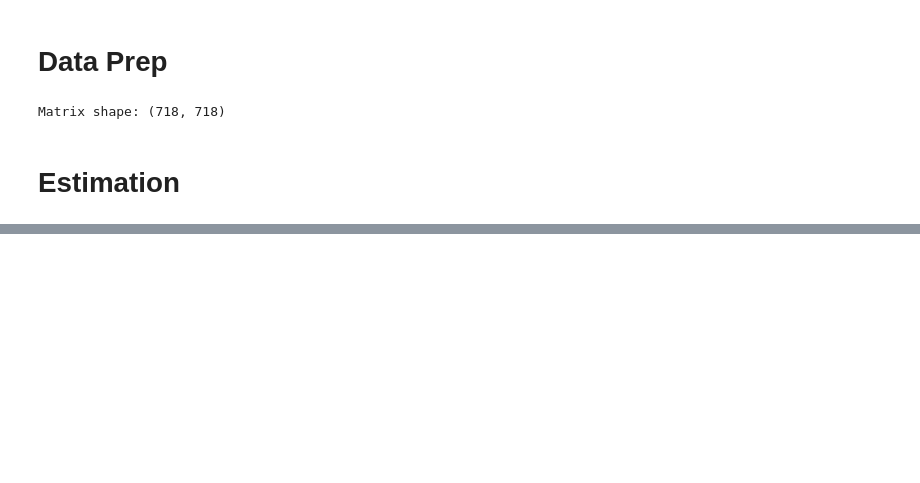
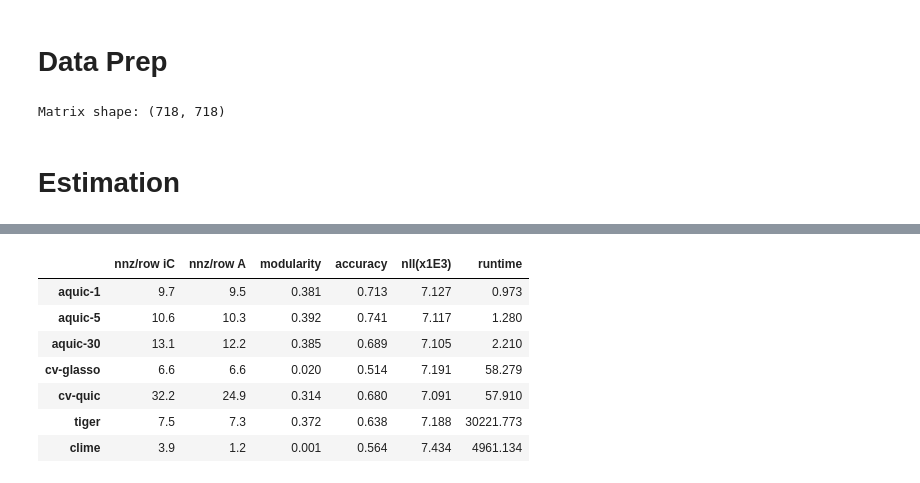
Before and after one commit to aefty/aquic, a Jupyter notebook: test_app_brain.ipynb, the cells around one changed output, grey strips where cells are left out. Drawn from its saved outputs; the diff is of its cells as text; code cells hidden in the pictures; blank space fills up the shorter version.

```diff
--- a/test_app_brain.ipynb
+++ b/test_app_brain.ipynb
@@ -252 +146,83 @@ fig_gt.show()
+# %%
+import os
+os.environ['METIS_DLL'] = '/opt/homebrew/lib/libmetis.dylib'
+
+import networkx as nx
+import metis
+import pandas as pd
+import plotly.graph_objects as go
+from plotly.subplots import make_subplots
+from networkx.algorithms.community.quality import modularity, partition_quality
+from scipy.optimize import linear_sum_assignment
+
+k                   = len(group_names.keys())
+records             = {}
+all_clabels_matched = {}
+
+clabels_set={}
+A_set={}
+
+for m in methods:
+
+    D   = np.diag(1.0 / np.sqrt(np.diag(iC[m])))
+    iCn =  D @ iC[m] @ D
+
+    # the adjacency matrix A is the  abs( negative values of precision matrix )
+    A = np.abs(np.minimum(iCn, 0.0))
+    np.fill_diagonal(A, 0.0)
+
+    A_set[m]=A
+
+    G = nx.from_numpy_array(A)
+    _, clabels = metis.part_graph(G, nparts=k, ubvec=[1.01],recursive=False, objtype='cut')
+    clabels    = np.asarray(clabels, dtype=int)
+
+    clabels_set[m]=clabels
+
+    communities = [set(np.where(clabels == c)[0]) for c in range(k)]
+    modularity_val = modularity(G, communities, weight="weight")
+
+    # for each community, find the most common label_group value as the matched group
+    comm_to_group = {}
+    used = np.zeros(k,dtype=bool) # track already assigned groups, no double assigment
+    counts = []
+    np.random.seed(seed=0)
+    for x in range(k):
+        idx                     = np.where(clabels == x)[0] # indices of nodes in community x
+        vals                    = labels[idx] # their true group labels
+        count_k                 = np.bincount(vals, minlength=k) + np.random.rand() #add random [0,1] so there are not ties
+        counts.append(count_k)
+
+    # counts_mat[i,j] is the number of correct classification if community "i" was mapped to group "j"
+    counts_mat = np.array(counts)
+    row_ind, col_ind = linear_sum_assignment(counts_mat, maximize=True)
+    comm_to_group={}
+    for x in range(k):
+        comm_to_group[row_ind[x]] = col_ind[x]
+
+    clabels_matched        = np.array([comm_to_group[c] for c in clabels])
+    all_clabels_matched[m] = clabels_matched
+
+    # overall + per-group accuracy
+    accuracy = (clabels_matched == labels).mean()
+
+    records[m] = {
+        'nnz/row iC':  round(np.count_nonzero(iCn - np.diag(np.diag(iCn))) / iCn.shape[0], 1),
+        'nnz/row A':   round(np.count_nonzero(A) / A.shape[0], 1),
+        'modularity':  round(modularity_val, 3),
+        'accuracy':    round(accuracy, 3),
+        'nll(x1E3)':   round(nll[m]/1000, 3),
+        'runtime':     round(runtimes[m], 3),
+    }
+
+pd.DataFrame(records).T
+# %% [output]
+|  | nnz/row iC | nnz/row A | modularity | accuracy | nll(x1E3) | runtime |
+| aquic-1 | 9.7 | 9.5 | 0.381 | 0.713 | 7.127 | 0.973 |
+| aquic-5 | 10.6 | 10.3 | 0.392 | 0.741 | 7.117 | 1.280 |
+| aquic-30 | 13.1 | 12.2 | 0.385 | 0.689 | 7.105 | 2.210 |
+| cv-glasso | 6.6 | 6.6 | 0.020 | 0.514 | 7.191 | 58.279 |
+| cv-quic | 32.2 | 24.9 | 0.314 | 0.680 | 7.091 | 57.910 |
+| tiger | 7.5 | 7.3 | 0.372 | 0.638 | 7.188 | 30221.773 |
+| clime | 3.9 | 1.2 | 0.001 | 0.564 | 7.434 | 4961.134 |
 # %% [markdown]
```
Also changed, not shown: parts of 12 cells of this notebook, 1 other file.
